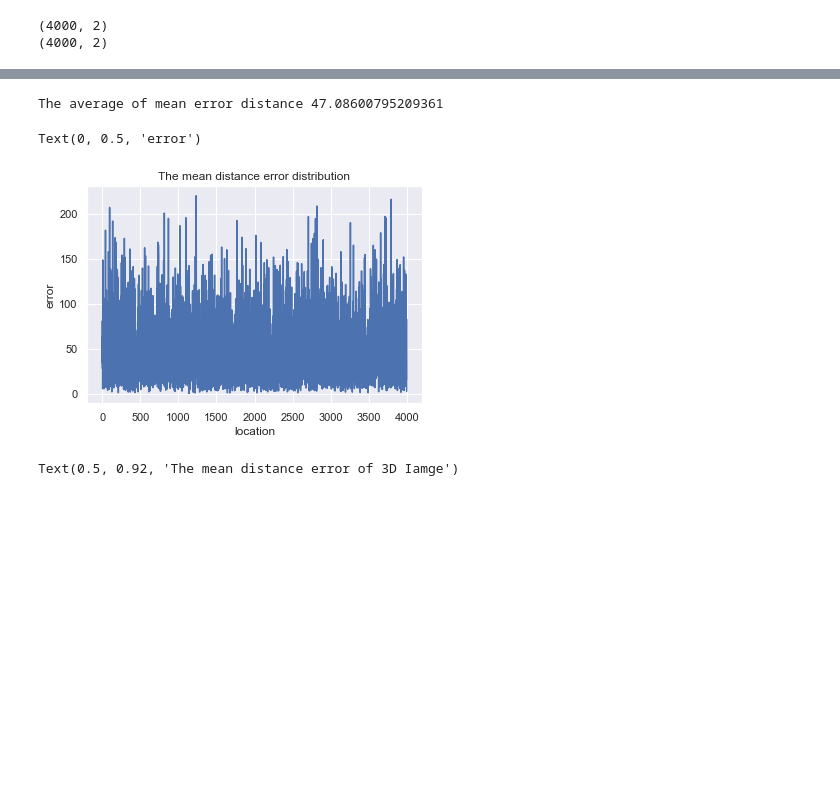
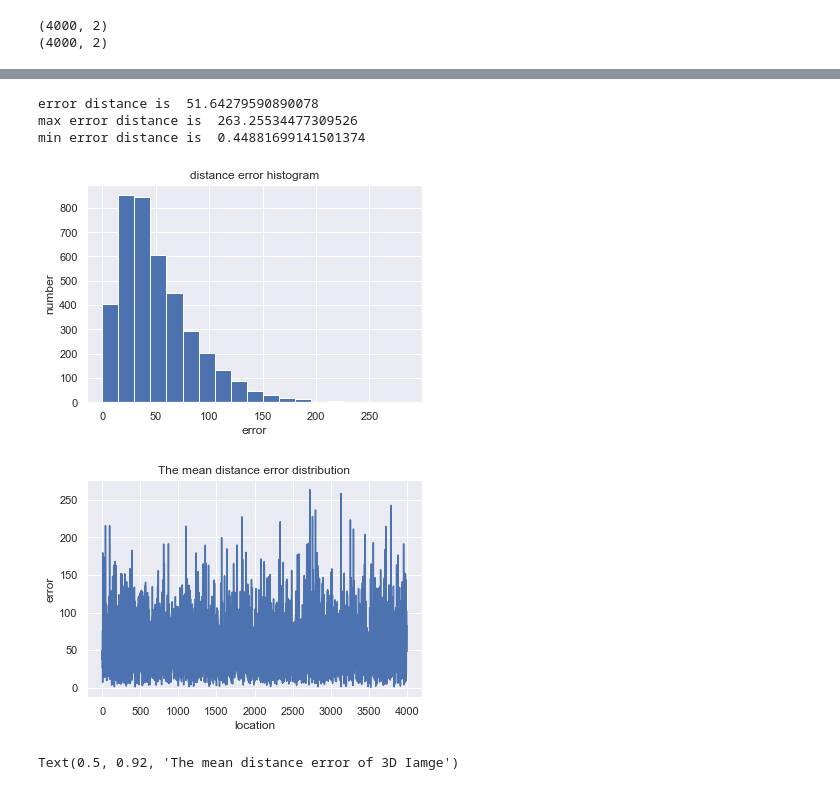
Before and after one commit to Yanlingwu95/Acoustic_Localization, a Jupyter notebook: Task2_D_VLOS.ipynb, the cells around one changed output, grey strips where cells are left out. Cells and saved outputs as stored; diff of their text form; code cells hidden in the pictures; blank space fills up the shorter version.

```diff
--- a/Task2_D_VLOS.ipynb
+++ b/Task2_D_VLOS.ipynb
@@ -16,9 +13,9 @@ Using TensorFlow backend.
 # %%
 #loading data
-DDataFile = 'E:\\MEng_Project\\Keras_Data_1\\D_VLOS_scaled_mean_mean_alpha6_fft_abs_Frobenius_sphericalWave_B32_U20000.mat'
+DDataFile = './D_VLOS_scaled_mean_mean_alpha6_fft_abs_Frobenius_sphericalWave_B32_U20000.mat'
 DData = sio.loadmat(DDataFile)
 
-LocationDataFile = 'E:\\MEng_Project\\Keras_Data_1\\randLocationU20000VIP.mat'
+LocationDataFile = './randLocationU20000VIP.mat'
 locationData = sio.loadmat(LocationDataFile)
 # %%
 #preprocessing the data
@@ -55,23 +58,23 @@ model.add(Dense(2048, activation = 'relu'))  #tanh(343,1794)   relu (680,1600)
 model.add(Dense(d, activation = 'linear'))  # None is different from 'linear'      ### the output layer
 # %%
 #Compilation
-loss_func = 'mean_squared_error'   #   categorical_crossentropy   mean_squared_error
-opt_func = keras.optimizers.Adam(lr=0.01) #'Adam'   #  RMSprop sgd  Adadelta   Adam
+loss_func = 'mean_squared_error'   #   categorical_crossentropy(bad)   mean_squared_error
+opt_func = keras.optimizers.Adam(lr=0.05) #'Adam'  lr=0.2  #  RMSprop(overfiiting) sgd(overfitting)  Adadelta(overfitting)   Adam
 
 model.compile(loss = loss_func,
               optimizer = opt_func,
-              matrics=['mae']
-             )
-#matrics=['mae']
+             metrics = ['mae'])
 
 #best set: categorical_crossentropy  and sgd, but the loss and acc do not change....
 # %%
 #Train the model, iterating
+early_stop = keras.callbacks.EarlyStopping(monitor='loss', min_delta=0.1)
 history = model.fit(impulses_train, location_train,
-                    batch_size = 20, #200
-                    epochs = 100,#50
+                    batch_size = 20, # 10,20
+                    epochs = 200,
                     verbose = 2,
-                    validation_split = 0.2,
+                   # callbacks=[early_stop],
+                    validation_split = 0.2 #0.2
                     #validation_data=(impulses_test, location_test)
                    )
 # %% [output]
@@ -131,25 +141,44 @@ Test loss:  1734.690494140625
 # %%
 #calculate the mean of error distance
 err = loc_prediction - location_test
 x = err[:,:1]
 y = err[:,1:]
+
+err_abs = np.abs(err)
+# err_abs_mean = np.mean(err_abs)
+# print(err_abs_mean)
+#print(err_abs_mean.shape)
 err_dis = np.sqrt(np.square(x)+np.square(y))
+err_min = np.min(err_dis)
+err_max = np.max(err_dis)
 err_avg = np.mean(err_dis)
-print('The average of mean error distance', err_avg)
+print("error distance is ", err_avg)
+print("max error distance is ", err_max)
+print("min error distance is ", err_min)
 #set the value of x, y, z
 x,y,z = location_test[:,:1],location_test[:,1:2],err_dis
-z_max = np.round(max(z))
-z_min = np.round(max(z))
 
 #plot the 2D image of error
+plt.figure(1)
+#plt.subplot(2,1,2)
+plt.hist(err_dis, bins =  range(0,300,15))
+plt.xlabel("error")
+plt.ylabel("number")
+plt.title("distance error histogram")
+
+plt.figure(2)
+#plt.subplot(2,1,1)
 plt.plot(err_dis)
 plt.title("The mean distance error distribution")
 plt.xlabel("location")
 plt.ylabel("error")
+plt.show()
 # %% [output]
-The average of mean error distance 47.08600795209361
+error distance is  51.64279590890078
+max error distance is  263.25534477309526
+min error distance is  0.44881699141501374
-Text(0, 0.5, 'error')
-[figure, old version]
+[figure, new version]
+[figure, added]
 # %%
 #plot 3D image
 ax = plt.subplot(111,projection='3d')
```
Also changed, not shown: parts of 6 cells of this notebook.
